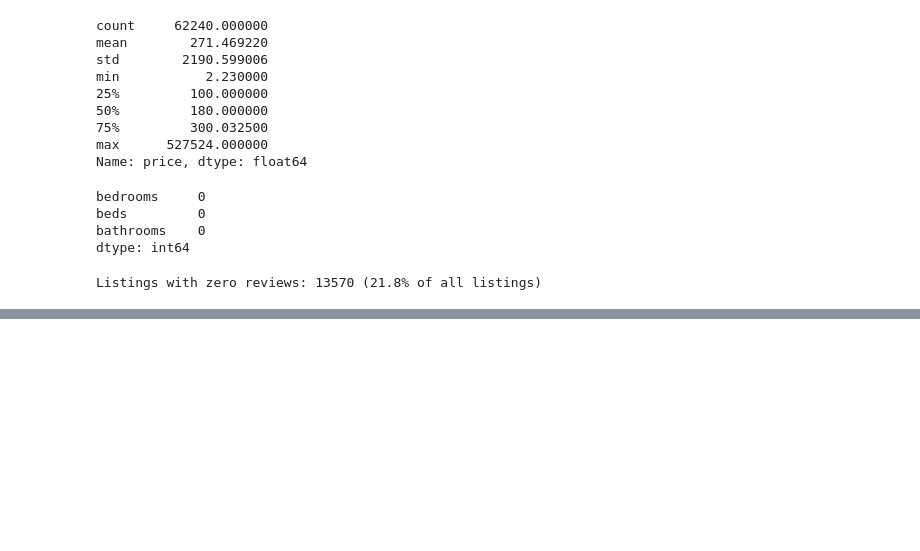
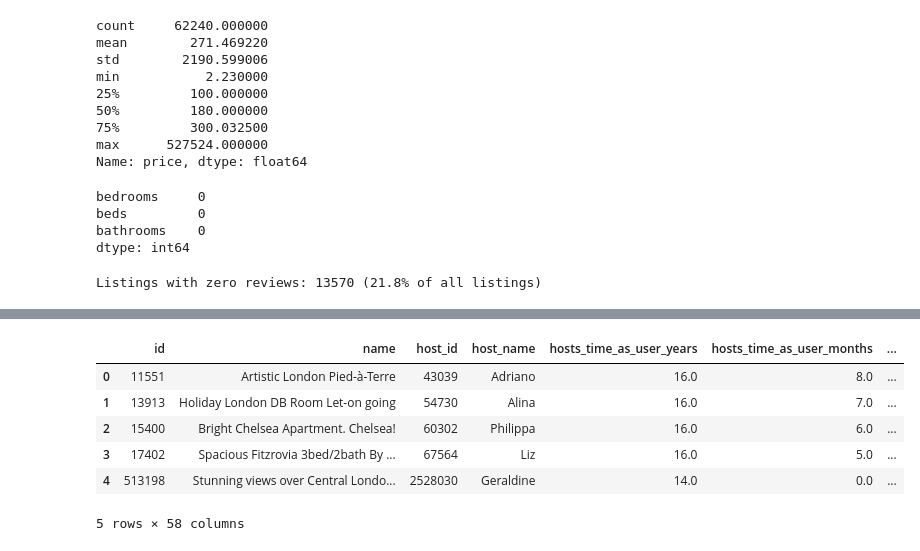
Before and after one commit to Engineer-purvesh18/AirBnb_Analysis, a Jupyter notebook: main.ipynb, the cells around one changed output, grey strips where cells are left out. Drawn from its saved outputs; the diff is of its cells as text; code cells hidden in the pictures; blank space fills up the shorter version.

```diff
--- a/main.ipynb
+++ b/main.ipynb
@@ -137,0 +140,7 @@ Listings with zero reviews: 13570 (21.8% of all listings)
+# %%
+listings['reviews_per_month'] = listings['reviews_per_month'].fillna(0)
+for c in ['first_review', 'last_review']:
+    listings[c] = pd.to_datetime(listings[c], errors='coerce')
+
+print("Listings with zero reviews:", (listings['number_of_reviews'] == 0).sum(),
+      f"({(listings['number_of_reviews']==0).mean():.1%} of all listings)")
@@ -137,0 +149,25 @@ Listings with zero reviews: 13570 (21.8% of all listings)
+# %%
+# Dropping Columns
+# Small-missingness columns: drop the (few) affected rows rather than impute
+small_missing_cols = [c for c in ['host_name', 'host_is_superhost', 'host_listings_count',
+                                    'host_has_profile_pic', 'host_identity_verified',
+                                    'bathrooms_text', 'has_availability'] if c in listings.columns]
+before = len(listings)
+listings = listings.dropna(subset=small_missing_cols)
+print(f"Dropped {before - len(listings)} rows with sparse missing values")
+
+# Duplicates
+dupes = listings.duplicated(subset=['id']).sum()
+listings = listings.drop_duplicates(subset=['id'])
+print(f"Dropped {dupes} duplicate listing rows")
+
+# Correct dtypes
+bool_map = {'t': True, 'f': False}
+for c in ['host_is_superhost', 'host_has_profile_pic', 'host_identity_verified', 'has_availability']:
+    if listings[c].dtype == object:
+        listings[c] = listings[c].map(bool_map)
+
+listings['host_listings_count'] = listings['host_listings_count'].astype(int)
+
+print("\nFinal cleaned shape:", listings.shape)
+listings.dtypes.value_counts()
@@ -137,0 +184,11 @@ Listings with zero reviews: 13570 (21.8% of all listings)
+# %%
+listings.to_csv("listings_cleaned.csv", index=False)
+listings.head()
+# %% [output]
+|  | id | name | host_id | host_name | hosts_time_as_user_years | hosts_time_as_user_months | ... |
+| 0 | 11551 | Artistic London Pied-à-Terre | 43039 | Adriano | 16.0 | 8.0 | ... |
+| 1 | 13913 | Holiday London DB Room Let-on going | 54730 | Alina | 16.0 | 7.0 | ... |
+| 2 | 15400 | Bright Chelsea Apartment. Chelsea! | 60302 | Philippa | 16.0 | 6.0 | ... |
+| 3 | 17402 | Spacious Fitzrovia 3bed/2bath By ... | 67564 | Liz | 16.0 | 5.0 | ... |
+| 4 | 513198 | Stunning views over Central Londo... | 2528030 | Geraldine | 14.0 | 0.0 | ... |
+5 rows × 58 columns
```
Also changed, not shown: parts of 3 cells of this notebook.
